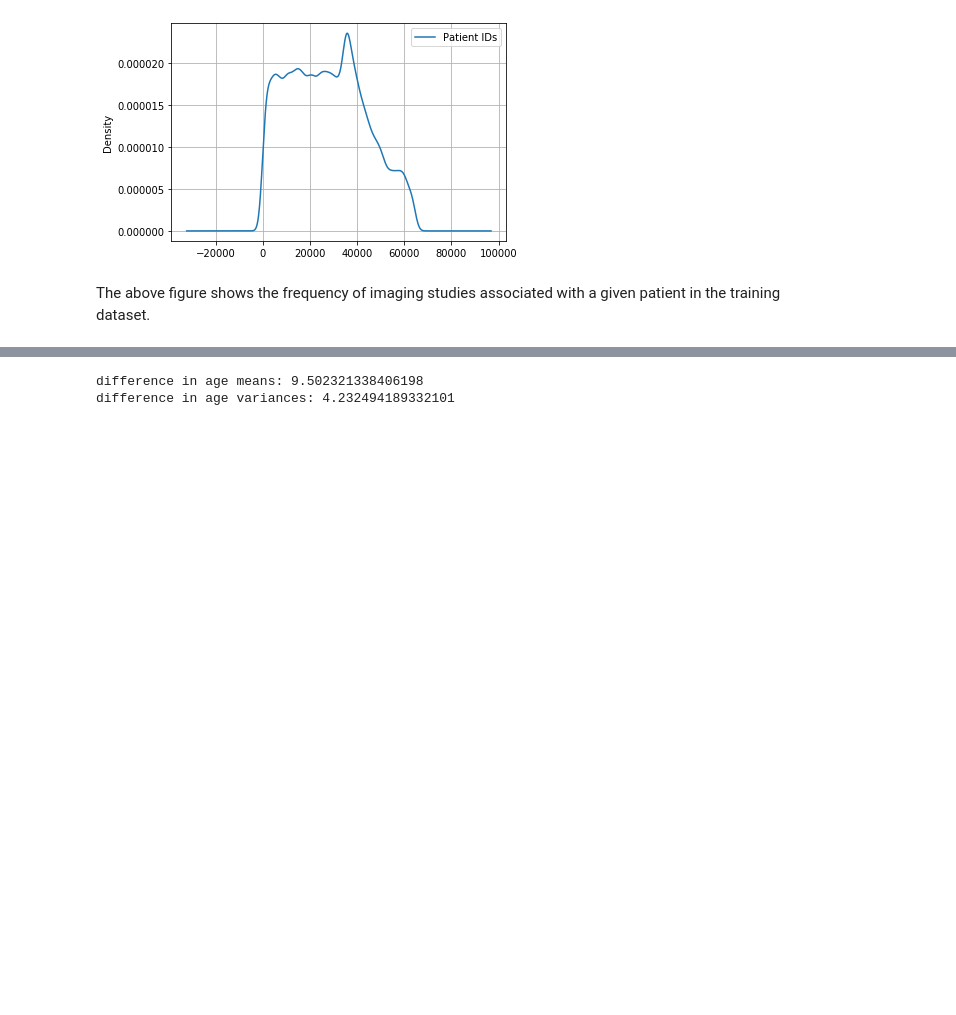
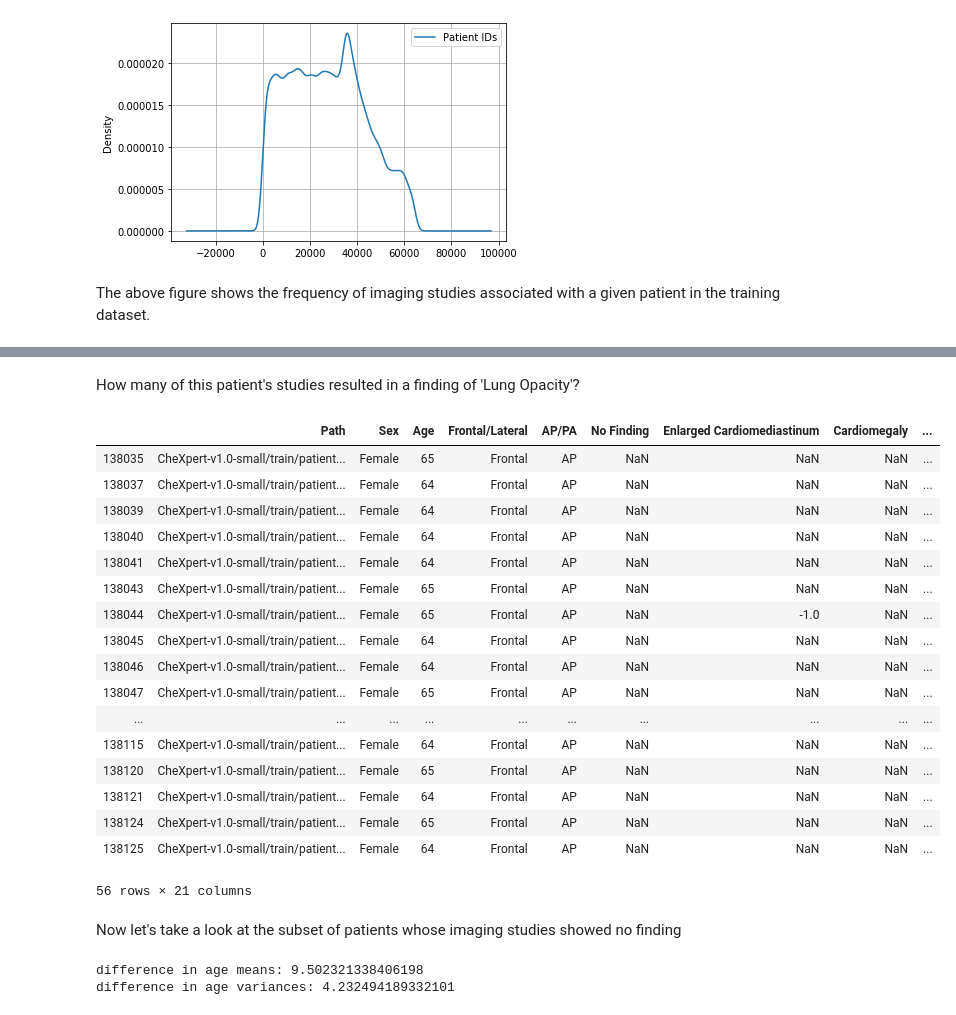
Before and after one commit to peterdobbs77/statistical_simulation, a Jupyter notebook: InvestigatingCheXpert.ipynb, the cells around one changed output, grey strips where cells are left out. Saved outputs shown, nothing was run; the diff lists cells and outputs as text; code cells hidden in the pictures; blank space fills up the shorter version.

```diff
--- a/InvestigatingCheXpert.ipynb
+++ b/InvestigatingCheXpert.ipynb
@@ -54,0 +73,3 @@ Looks like an exponential distribution (which is fair). There are a whole lot of
+# %%
+patient_with_most_studies = df[df['PID']==pvt[pvt==pvt.max()].index[0]]
+patient_with_most_studies
@@ -55,3 +90,28 @@ Looks like an exponential distribution (which is fair). There are a whole lot of
+# %% [markdown]
+How many of this patient's studies resulted in a finding of 'Lung Opacity'?
+# %%
+pwms_lo = patient_with_most_studies[patient_with_most_studies['Lung Opacity']==1.0]
+# %% [output]
+|  | Path | Sex | Age | Frontal/Lateral | AP/PA | No Finding | Enlarged Cardiomediastinum | Cardiomegaly | ... |
+| 138035 | CheXpert-v1.0-small/train/patient... | Female | 65 | Frontal | AP | NaN | NaN | NaN | ... |
+| 138037 | CheXpert-v1.0-small/train/patient... | Female | 64 | Frontal | AP | NaN | NaN | NaN | ... |
+| 138039 | CheXpert-v1.0-small/train/patient... | Female | 64 | Frontal | AP | NaN | NaN | NaN | ... |
+| 138040 | CheXpert-v1.0-small/train/patient... | Female | 64 | Frontal | AP | NaN | NaN | NaN | ... |
+| 138041 | CheXpert-v1.0-small/train/patient... | Female | 64 | Frontal | AP | NaN | NaN | NaN | ... |
+| 138043 | CheXpert-v1.0-small/train/patient... | Female | 65 | Frontal | AP | NaN | NaN | NaN | ... |
+| 138044 | CheXpert-v1.0-small/train/patient... | Female | 65 | Frontal | AP | NaN | -1.0 | NaN | ... |
+| 138045 | CheXpert-v1.0-small/train/patient... | Female | 64 | Frontal | AP | NaN | NaN | NaN | ... |
+| 138046 | CheXpert-v1.0-small/train/patient... | Female | 64 | Frontal | AP | NaN | NaN | NaN | ... |
+| 138047 | CheXpert-v1.0-small/train/patient... | Female | 65 | Frontal | AP | NaN | NaN | NaN | ... |
+| ... | ... | ... | ... | ... | ... | ... | ... | ... | ... |
+| 138115 | CheXpert-v1.0-small/train/patient... | Female | 64 | Frontal | AP | NaN | NaN | NaN | ... |
+| 138120 | CheXpert-v1.0-small/train/patient... | Female | 65 | Frontal | AP | NaN | NaN | NaN | ... |
+| 138121 | CheXpert-v1.0-small/train/patient... | Female | 64 | Frontal | AP | NaN | NaN | NaN | ... |
+| 138124 | CheXpert-v1.0-small/train/patient... | Female | 65 | Frontal | AP | NaN | NaN | NaN | ... |
+| 138125 | CheXpert-v1.0-small/train/patient... | Female | 64 | Frontal | AP | NaN | NaN | NaN | ... |
+56 rows × 21 columns
+# %% [markdown]
+Now let's take a look at the subset of patients whose imaging studies showed no finding
 # %%
 # investigate subset where there was no finding
 compareProbabilityDensityOfAgesInCategory(df,'No Finding')
```
Also changed, not shown: parts of 8 cells of this notebook, 1 other file.
